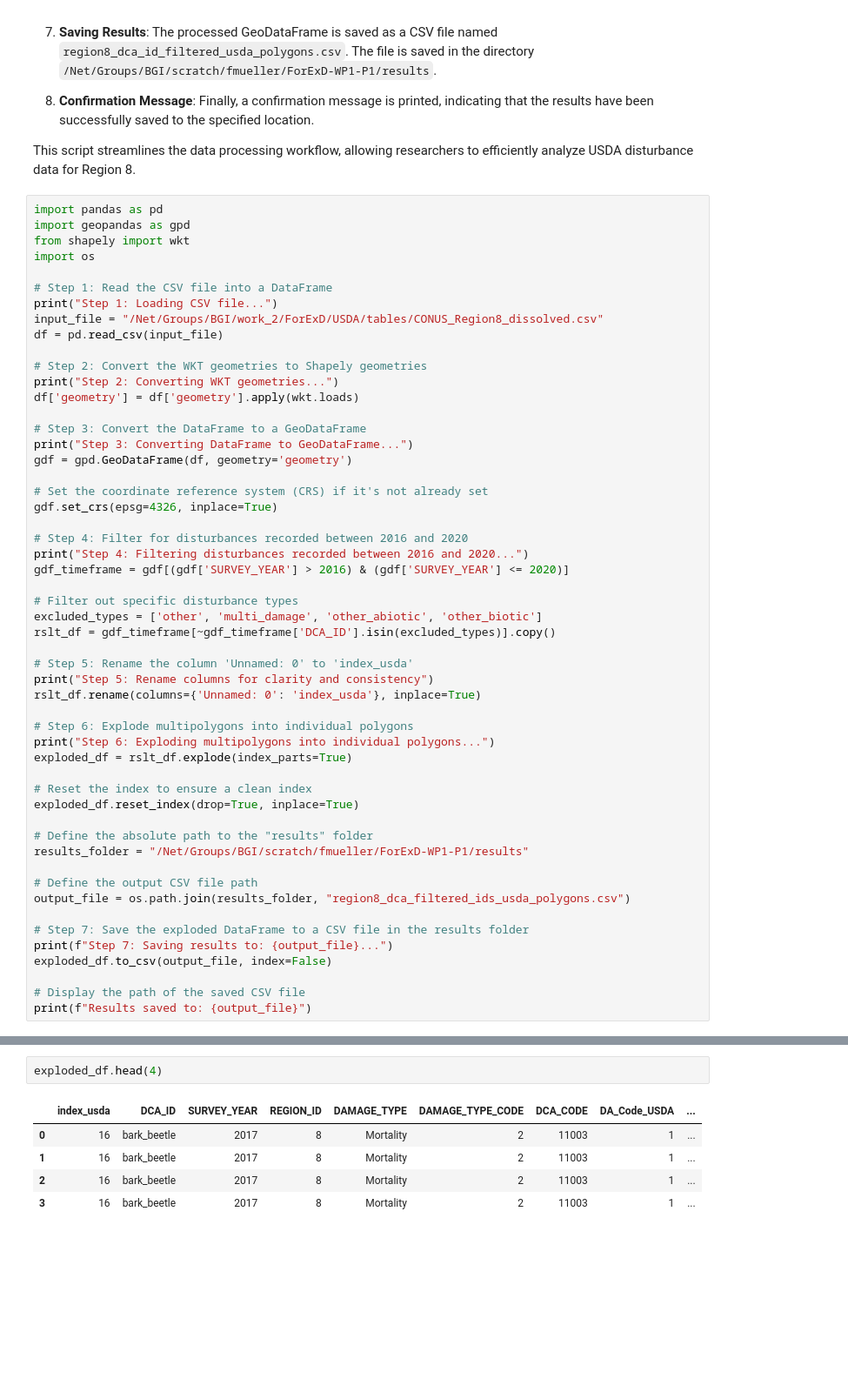
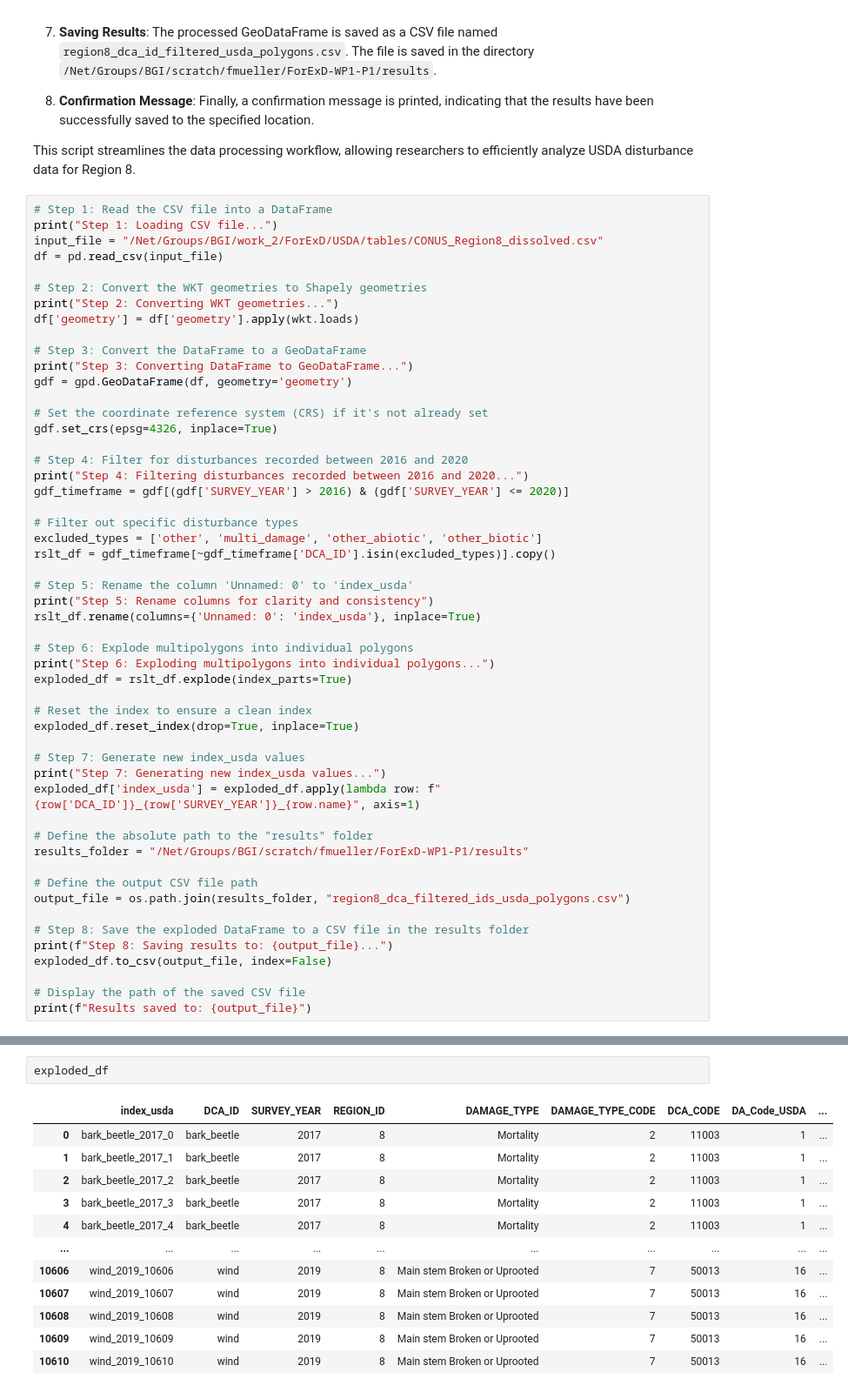
Before and after one commit to Franziska279/ForExD-WP1-P1, a Jupyter notebook: src/01_ids_preprocessing.ipynb, the cells around one changed output, grey strips where cells are left out. Shown: that part at 87% size. Cells and saved outputs as stored; diff of their text form; blank space fills up the shorter version.

```diff
--- a/src/01_ids_preprocessing.ipynb
+++ b/src/01_ids_preprocessing.ipynb
@@ -26,11 +26,6 @@ This Python script performs data processing tasks on USDA disturbance data for R
 
 This script streamlines the data processing workflow, allowing researchers to efficiently analyze USDA disturbance data for Region 8.
 # %%
-import pandas as pd
-import geopandas as gpd
-from shapely import wkt
-import os
-
 # Step 1: Read the CSV file into a DataFrame
 print("Step 1: Loading CSV file...")
 input_file = "/Net/Groups/BGI/work_2/ForExD/USDA/tables/CONUS_Region8_dissolved.csv"
@@ -66,14 +61,18 @@ exploded_df = rslt_df.explode(index_parts=True)
 # Reset the index to ensure a clean index
 exploded_df.reset_index(drop=True, inplace=True)
 
+# Step 7: Generate new index_usda values
+print("Step 7: Generating new index_usda values...")
+exploded_df['index_usda'] = exploded_df.apply(lambda row: f"{row['DCA_ID']}_{row['SURVEY_YEAR']}_{row.name}", axis=1)
+
 # Define the absolute path to the "results" folder
 results_folder = "/Net/Groups/BGI/scratch/fmueller/ForExD-WP1-P1/results"
 
 # Define the output CSV file path
 output_file = os.path.join(results_folder, "region8_dca_filtered_ids_usda_polygons.csv")
 
-# Step 7: Save the exploded DataFrame to a CSV file in the results folder
-print(f"Step 7: Saving results to: {output_file}...")
+# Step 8: Save the exploded DataFrame to a CSV file in the results folder
+print(f"Step 8: Saving results to: {output_file}...")
 exploded_df.to_csv(output_file, index=False)
 
 # Display the path of the saved CSV file
@@ -90,8 +111,15 @@ Results saved to: /Net/Groups/BGI/scratch/fmueller/ForExD-WP1-P1/results/region8
 # %%
-exploded_df.head(4)
+exploded_df
 # %% [output]
 |  | index_usda | DCA_ID | SURVEY_YEAR | REGION_ID | DAMAGE_TYPE | DAMAGE_TYPE_CODE | DCA_CODE | DA_Code_USDA | ... |
-| 0 | 16 | bark_beetle | 2017 | 8 | Mortality | 2 | 11003 | 1 | ... |
-| 1 | 16 | bark_beetle | 2017 | 8 | Mortality | 2 | 11003 | 1 | ... |
-| 2 | 16 | bark_beetle | 2017 | 8 | Mortality | 2 | 11003 | 1 | ... |
-| 3 | 16 | bark_beetle | 2017 | 8 | Mortality | 2 | 11003 | 1 | ... |
+| 0 | bark_beetle_2017_0 | bark_beetle | 2017 | 8 | Mortality | 2 | 11003 | 1 | ... |
+| 1 | bark_beetle_2017_1 | bark_beetle | 2017 | 8 | Mortality | 2 | 11003 | 1 | ... |
+| 2 | bark_beetle_2017_2 | bark_beetle | 2017 | 8 | Mortality | 2 | 11003 | 1 | ... |
+| 3 | bark_beetle_2017_3 | bark_beetle | 2017 | 8 | Mortality | 2 | 11003 | 1 | ... |
+| 4 | bark_beetle_2017_4 | bark_beetle | 2017 | 8 | Mortality | 2 | 11003 | 1 | ... |
+| ... | ... | ... | ... | ... | ... | ... | ... | ... | ... |
+| 10606 | wind_2019_10606 | wind | 2019 | 8 | Main stem Broken or Uprooted | 7 | 50013 | 16 | ... |
+| 10607 | wind_2019_10607 | wind | 2019 | 8 | Main stem Broken or Uprooted | 7 | 50013 | 16 | ... |
+| 10608 | wind_2019_10608 | wind | 2019 | 8 | Main stem Broken or Uprooted | 7 | 50013 | 16 | ... |
+| 10609 | wind_2019_10609 | wind | 2019 | 8 | Main stem Broken or Uprooted | 7 | 50013 | 16 | ... |
+| 10610 | wind_2019_10610 | wind | 2019 | 8 | Main stem Broken or Uprooted | 7 | 50013 | 16 | ... |
```
Also changed, not shown: parts of 4 cells of this notebook, 1 other file.
